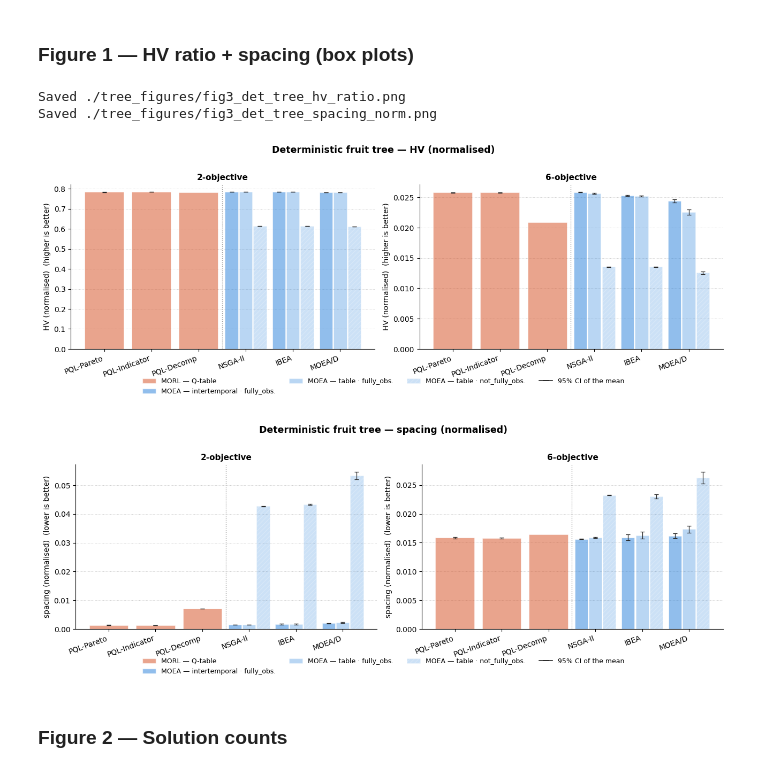
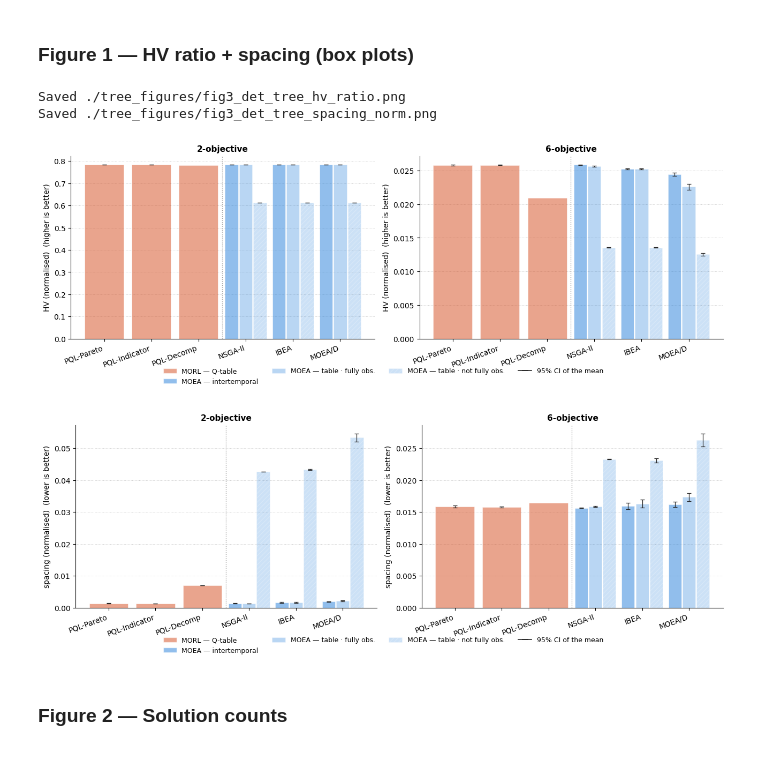
Before and after one commit to Hardy-Pei01/method_selection, a Jupyter notebook: analysis_1/tree_analysis.ipynb, the cells around one changed output. Drawn from its saved outputs; the diff is of its cells as text; code cells hidden in the pictures.

Commit message:
figure label fixed

```diff
--- a/analysis_1/tree_analysis.ipynb
+++ b/analysis_1/tree_analysis.ipynb
@@ -37,9 +37,9 @@ CONDITION_STYLE = {
     'table_non_observable':     dict(alpha=0.25, hatch='////'),
 }
 CONDITION_LABEL = {
-    'intertemporal_observable':  'intertemporal · fully_obs.',
-    'table_observable':          'table · fully_obs.',
-    'table_non_observable':      'table · not_fully_obs.',
+    'intertemporal_observable':  'intertemporal',
+    'table_observable':          'table · fully obs.',
+    'table_non_observable':      'table · not fully obs.',
     'closed_loop_single':        'Q-table',
 }
 CONDITION_ORDER = [
@@ -91,15 +91,15 @@ MOEA     MOEA/D        table_non_observable             6   10          0.0
 # %%
 A.figure_metrics_separate(
     df, metrics=METRICS, n_objs=N_OBJS,
     condition_style=CONDITION_STYLE, condition_label=CONDITION_LABEL,
     condition_order=CONDITION_ORDER,
-    suptitle='Deterministic fruit tree',
+    # suptitle='Deterministic fruit tree',
     out_path=os.path.join(OUT_DIR, 'fig3_det_tree.png'))
 # %% [output]
 Saved ./tree_figures/fig3_det_tree_hv_ratio.png
 Saved ./tree_figures/fig3_det_tree_spacing_norm.png
-[figure, old version]
+[figure, new version]
-[figure, old version]
+[figure, new version]
 # %% [markdown]
 ### Figure 2 — Solution counts
 # %%
```
Also changed, not shown: parts of 1 cell of this notebook.
